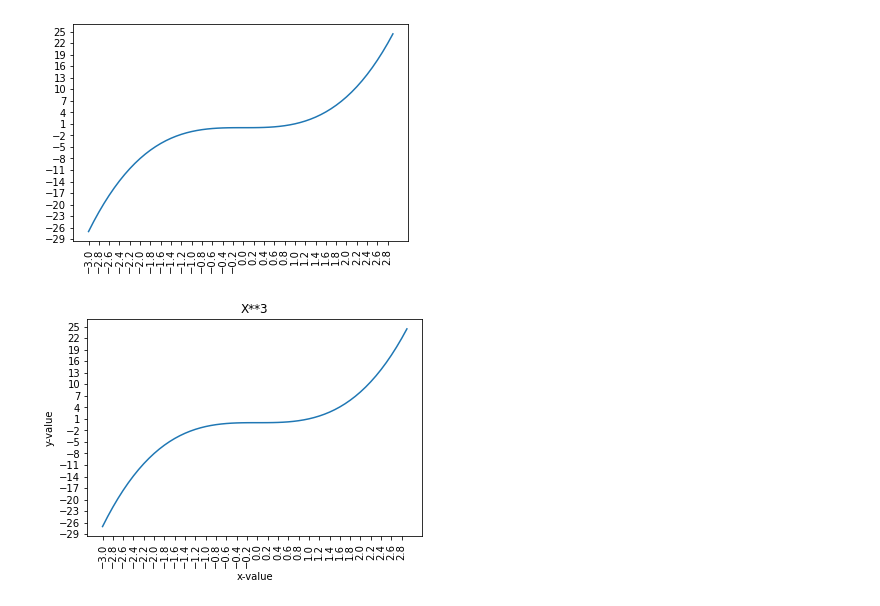
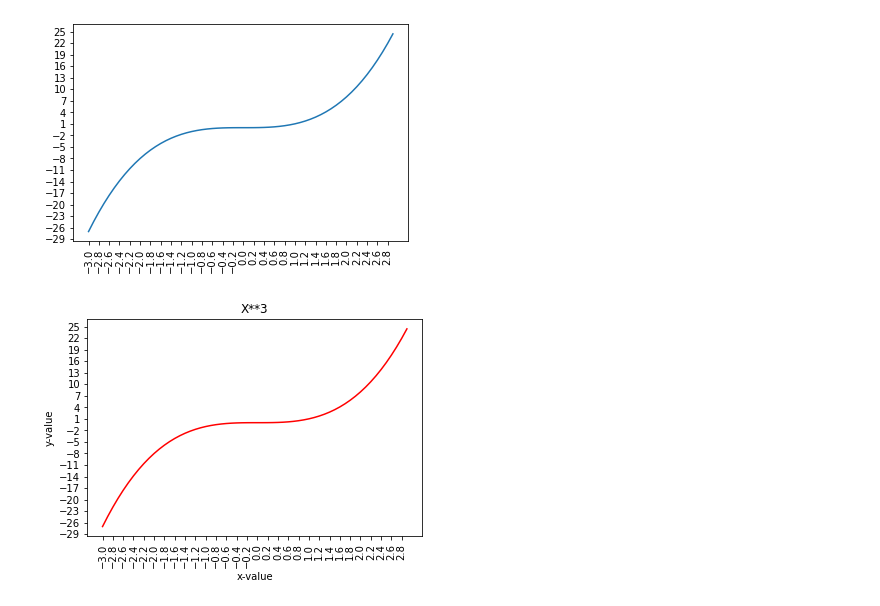
Before and after one commit to jeeet0700/Python_Advance, a Jupyter notebook: Matplotlib.ipynb, the cells around one changed output. Drawn from its saved outputs; the diff is of its cells as text; code cells hidden in the pictures.

```diff
--- a/Matplotlib.ipynb
+++ b/Matplotlib.ipynb
@@ -105,12 +105,12 @@ plt.show()
 # %%
 x=np.arange(-3,3,0.1)
 y=x**3
 plt.xticks(np.arange(-3,3,0.2),rotation=90)
 plt.yticks(np.arange(-50,50,3))
 plt.title("X**3")
 plt.xlabel("x-value")
 plt.ylabel("y-value")
-plt.plot(x,y)
+plt.plot(x,y,"r")
 plt.show()
 # %% [output]
-[figure, old version]
+[figure, new version]
```
Also changed, not shown: parts of 20 cells of this notebook.
